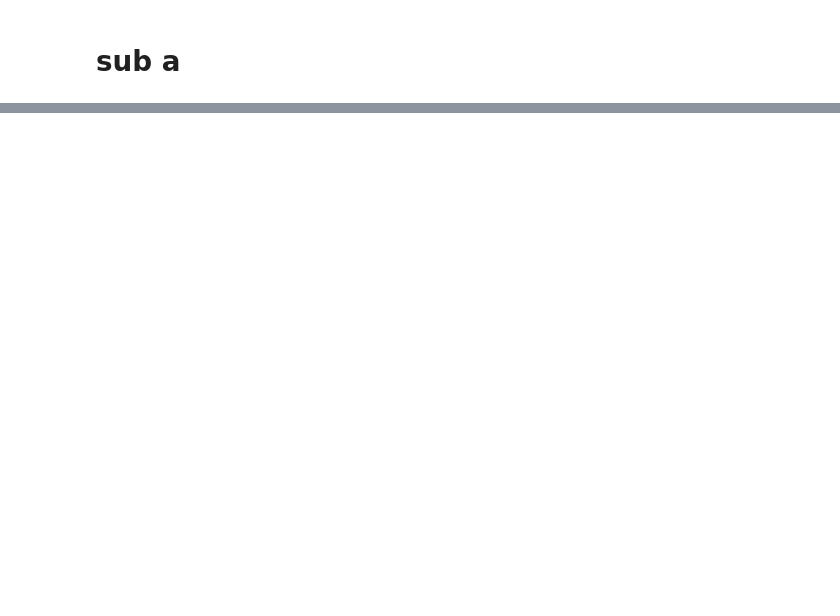
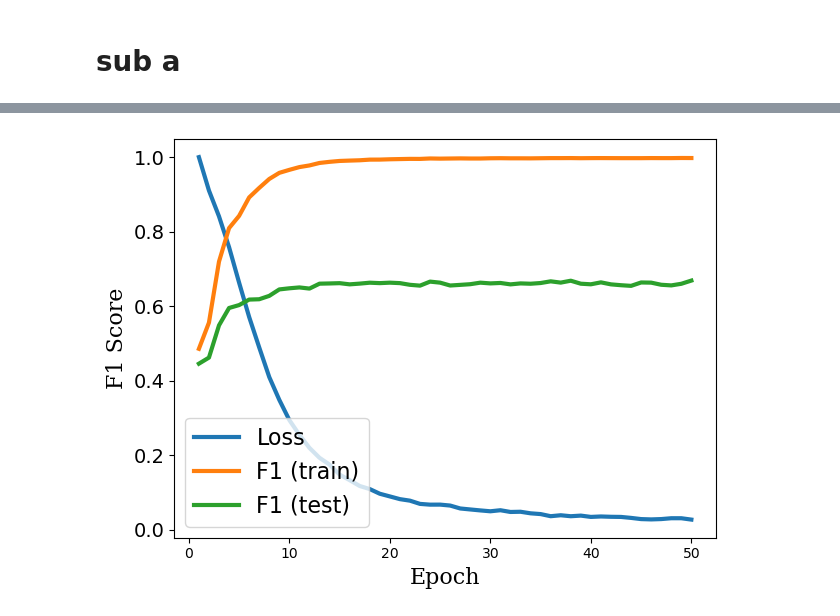
Before and after one commit to PigeonPhobia/olid-project, a Jupyter notebook: baoqi_cnn.ipynb, the cells around one changed output, grey strips where cells are left out. Cells and saved outputs as stored; diff of their text form; code cells hidden in the pictures; blank space fills up the shorter version.

Commit message:
Refine CNN implementation and refactor train/evaluate/plot functions for neural networks

```diff
--- a/baoqi_cnn.ipynb
+++ b/baoqi_cnn.ipynb
@@ -33,7 +42,7 @@ Wall time: 1min 23s
 tweet_normalized = preprocess.spacy_normalize(tweet_doc, stop_removal=False, lemmatized=False)
 tweet_normalized = preprocess.remove_user_mask(tweet_normalized)
 # %%
-vocabulary, documents_padded = preprocess.transform_word_to_vector(tweet_normalized, num_vocab=15000, num_tokens=30)
+vocabulary, documents_padded = preprocess.transform_word_to_vector(tweet_normalized, num_vocab=10000, num_tokens=30)
 # %% [markdown]
 # sub a
 # %%
@@ -52,5 +61,5 @@ epochs = 50
 # %%
 seq_len = documents_padded.size(1)
 num_vocab = documents_padded.max().item() + 1
-model = OlidCnnNet(seq_len=seq_len, num_vocab=num_vocab, embedding_size=300, conv_out=8)
+cnn = OlidCnnNet(seq_len=seq_len, num_vocab=num_vocab, embedding_size=300, conv_out=8)
 # %%
@@ -69,7 +78,6 @@ OlidCnnNet(
 )
 # %%
-optimizer = optim.AdamW(model.parameters(), lr=learning_rate)
-#scheduler = optim.lr_scheduler.StepLR(optimizer, step_size=10, gamma=0.5)
+optimizer = optim.AdamW(cnn.parameters(), lr=learning_rate)
 criterion = nn.BCELoss()
 # %%
 train_dataloader = DataLoader(train_dataset, batch_size=batch_size, shuffle=True)
@@ -169,0 +89,2 @@ weighted avg       0.75      0.73      0.74      2648
+# %%
+results = trainutils.train(cnn, train_dataloader, test_dataloader, optimizer, criterion, epochs, device, verbose=True)
@@ -169,0 +105,4 @@ weighted avg       0.75      0.73      0.74      2648
+# %%
+plotutils.plot_training_results(results)
+# %% [output]
+[figure, added]
```
Also changed, not shown: parts of 9 cells of this notebook, 3 other files.
